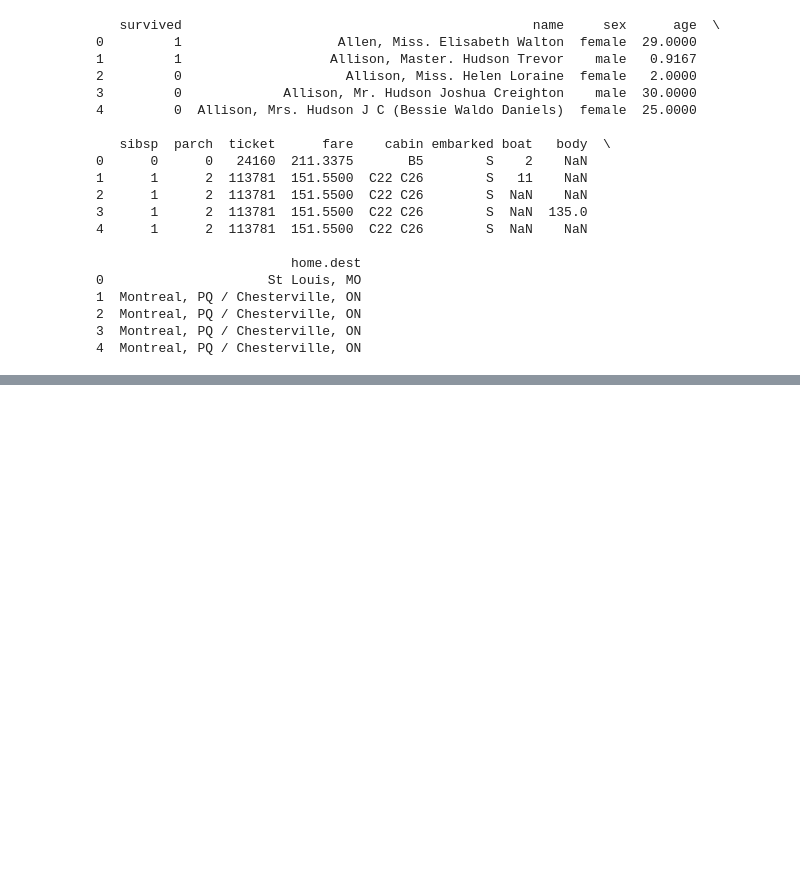
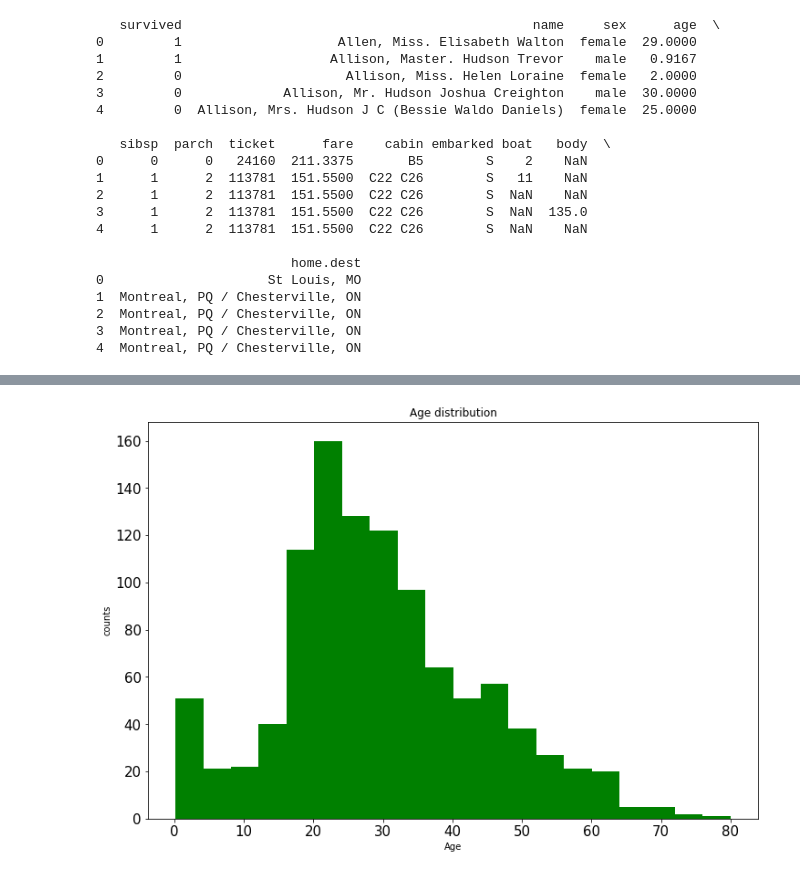
Before and after one commit to starkidstory/OmegaTensor, a Jupyter notebook: Tensorflow_official/cnn/Titanic/train.ipynb, the cells around one changed output, grey strips where cells are left out. Saved outputs shown, nothing was run; the diff lists cells and outputs as text; code cells hidden in the pictures; blank space fills up the shorter version.

```diff
--- a/Tensorflow_official/cnn/Titanic/train.ipynb
+++ b/Tensorflow_official/cnn/Titanic/train.ipynb
@@ -77,0 +100,10 @@ plt.show()
+# %%
+draft=excel['age'].plot(
+    kind='hist',figsize=(12,8),bins=20,color='green',
+    fontsize=15,rot=0)
+draft.set_title('Age distribution')
+draft.set_ylabel('counts')
+draft.set_xlabel('Age')
+plt.show()
+# %% [output]
+[figure, added]
```
Also changed, not shown: parts of 4 cells of this notebook.
